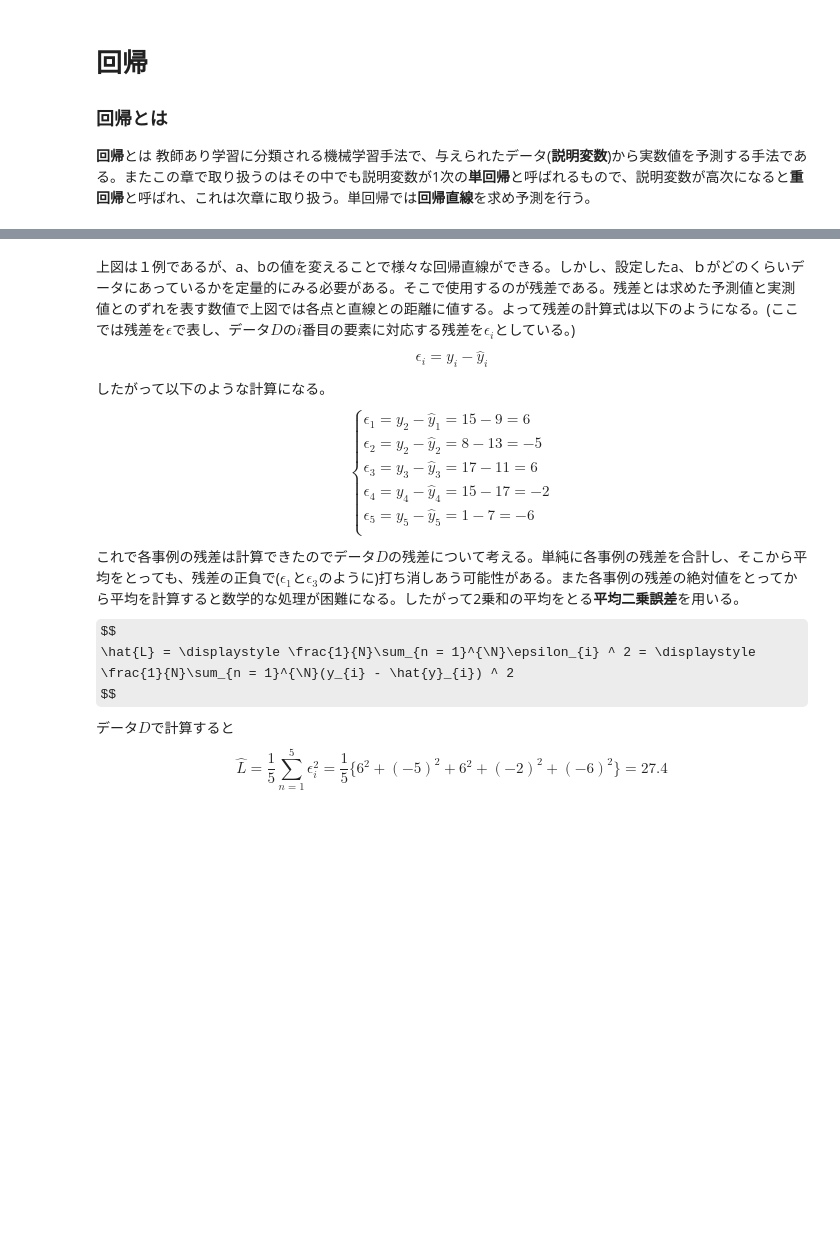
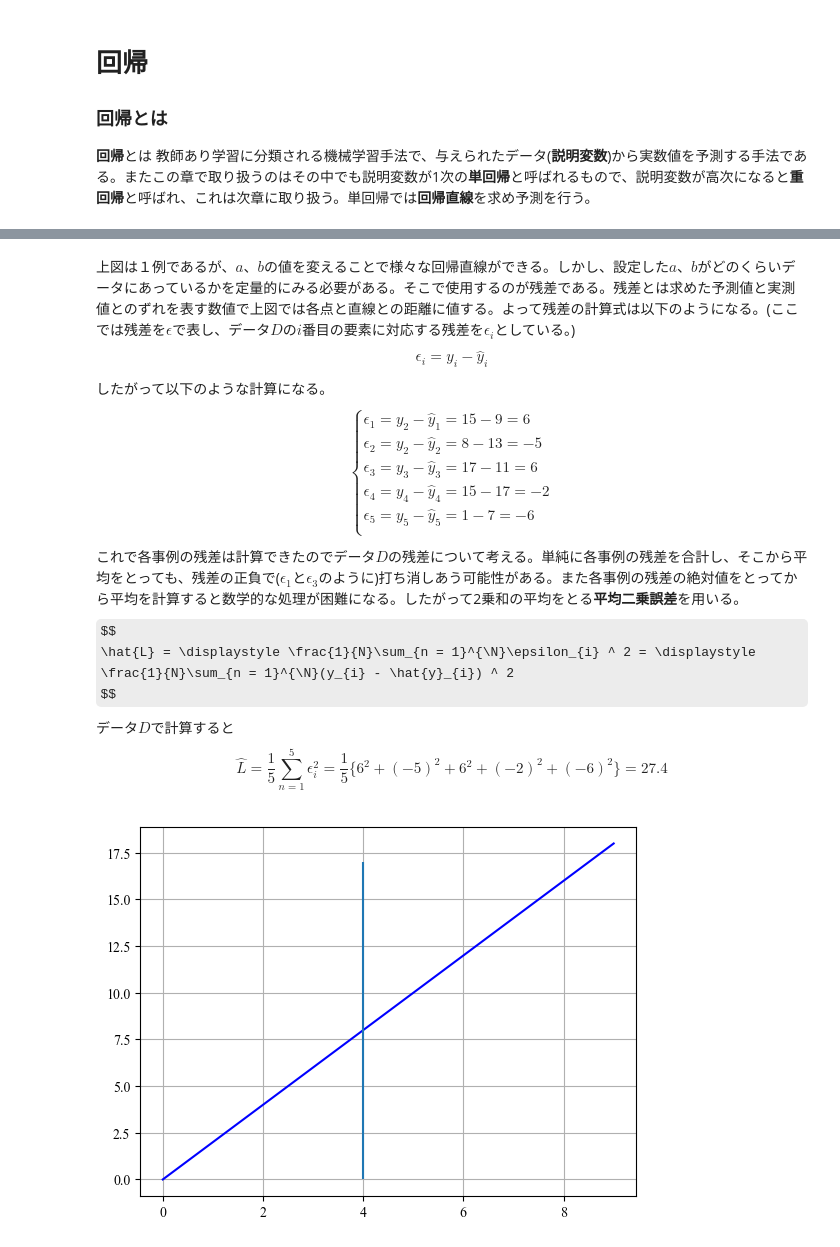
Before and after one commit to aice-ice/Senior-project, a Jupyter notebook: test.ipynb, the cells around one changed output, grey strips where cells are left out. Saved outputs shown, nothing was run; the diff lists cells and outputs as text; code cells hidden in the pictures; some formulas as TeX source; blank space fills up the shorter version.

```diff
--- a/test.ipynb
+++ b/test.ipynb
@@ -37,5 +58,5 @@ plt.show()
 # %% [markdown]
-上図は１例であるが、a、bの値を変えることで様々な回帰直線ができる。しかし、設定したa、ｂがどのくらいデータにあっているかを定量的にみる必要がある。そこで使用するのが残差である。残差とは求めた予測値と実測値とのずれを表す数値で上図では各点と直線との距離に値する。よって残差の計算式は以下のようになる。(ここでは残差を$\epsilon$で表し、データ$D$の$i$番目の要素に対応する残差を$	\epsilon_{i}$としている。)
+上図は１例であるが、$a$、$b$の値を変えることで様々な回帰直線ができる。しかし、設定した$a$、$b$がどのくらいデータにあっているかを定量的にみる必要がある。そこで使用するのが残差である。残差とは求めた予測値と実測値とのずれを表す数値で上図では各点と直線との距離に値する。よって残差の計算式は以下のようになる。(ここでは残差を$\epsilon$で表し、データ$D$の$i$番目の要素に対応する残差を$	\epsilon_{i}$としている。)
 $$
 \epsilon_{i} = y_{i} - \hat{y}_{i}
 $$
@@ -59,3 +80,16 @@ $$
 $$
 \hat{L} = \displaystyle \frac{1}{5}\sum_{n = 1}^{5}\epsilon_{i} ^ 2 = \frac{1}{5}\{6 ^ 2 + (-5) ^ 2 + 6 ^ 2 + (-2) ^ 2 + (-6) ^ 2\} = 27.4
 $$
+# %%
+
+xdata = list(range(10))
+ydata = [_ * 2 for _ in xdata]
+
+plt.plot(xdata, ydata, "b")
+
+plt.vlines(x=4, ymin=0, ymax=17, label='y')
+
+plt.grid()
+plt.show()
+# %% [output]
+[figure, added]
```
Also changed, not shown: parts of 5 cells of this notebook, 3 other files.
